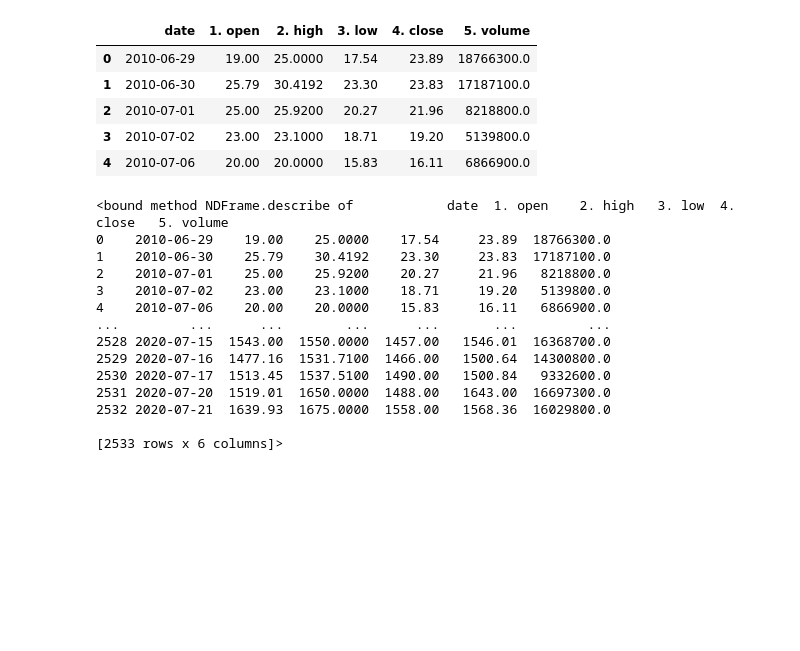
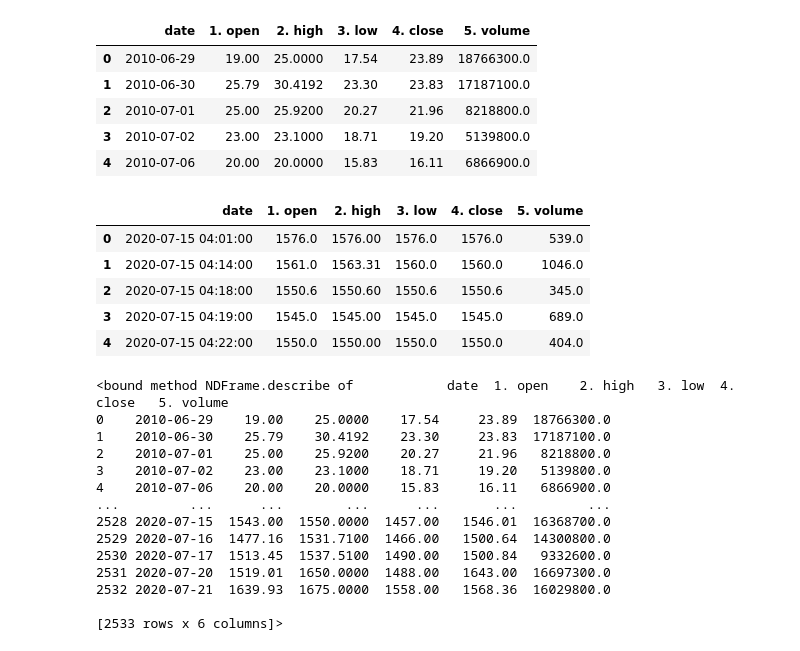
Before and after one commit to GaurangRaje/PatternRecognition, a Jupyter notebook: BasicPatternRecog.ipynb, the cells around one changed output. Drawn from its saved outputs; the diff is of its cells as text; code cells hidden in the pictures; blank space fills up the shorter version.

```diff
--- a/BasicPatternRecog.ipynb
+++ b/BasicPatternRecog.ipynb
@@ -45,6 +45,18 @@ df.head()
 | 2 | 2010-07-01 | 25.00 | 25.9200 | 20.27 | 21.96 | 8218800.0 |
 | 3 | 2010-07-02 | 23.00 | 23.1000 | 18.71 | 19.20 | 5139800.0 |
 | 4 | 2010-07-06 | 20.00 | 20.0000 | 15.83 | 16.11 | 6866900.0 |
+# %%
+dfi, meta_data_i = ts.get_intraday(symbol=ticker, outputsize='full', interval='1min')
+dfi = dfi.reindex(index=dfi.index[::-1])
+dfi = dfi.reset_index()
+dfi.head()
+# %% [output]
+|  | date | 1. open | 2. high | 3. low | 4. close | 5. volume |
+| 0 | 2020-07-15 04:01:00 | 1576.0 | 1576.00 | 1576.0 | 1576.0 | 539.0 |
+| 1 | 2020-07-15 04:14:00 | 1561.0 | 1563.31 | 1560.0 | 1560.0 | 1046.0 |
+| 2 | 2020-07-15 04:18:00 | 1550.6 | 1550.60 | 1550.6 | 1550.6 | 345.0 |
+| 3 | 2020-07-15 04:19:00 | 1545.0 | 1545.00 | 1545.0 | 1545.0 | 689.0 |
+| 4 | 2020-07-15 04:22:00 | 1550.0 | 1550.00 | 1550.0 | 1550.0 | 404.0 |
 # %%
 df.describe
 # %% [output]
```
Also changed, not shown: parts of 8 cells of this notebook.
